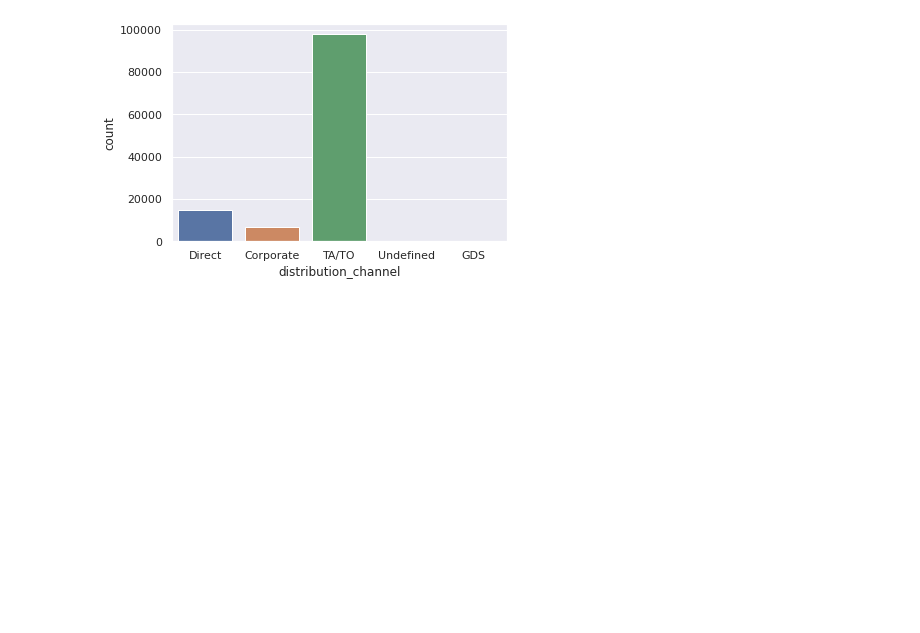
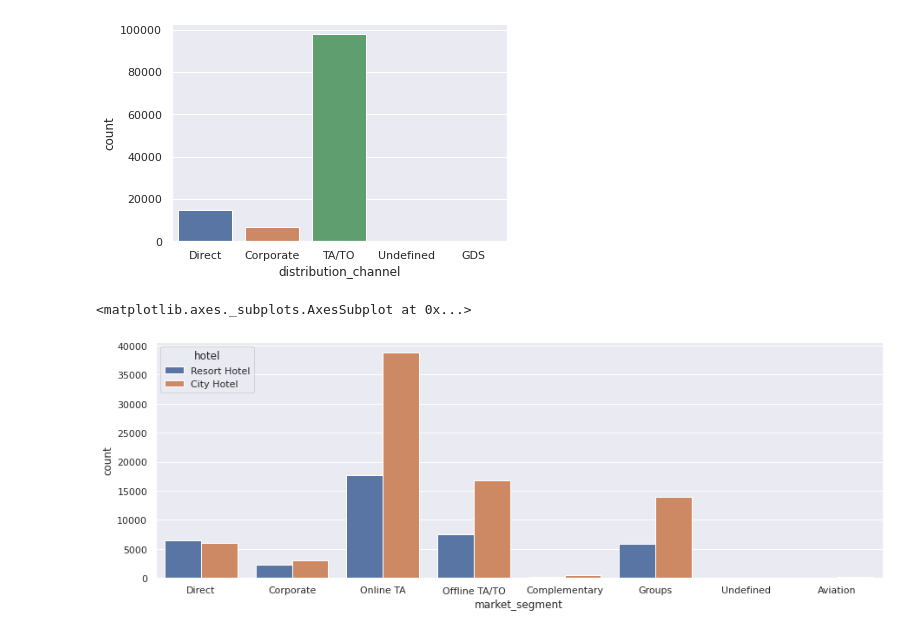
Before and after one commit to ChinmayRojatkar/EDA-Capstone-Hotel-Booking-Analysis, a Jupyter notebook: Hotel_Booking_Analysis_Capstone_Project.ipynb, the cells around one changed output. Drawn from its saved outputs; the diff is of its cells as text; code cells hidden in the pictures; blank space fills up the shorter version.

```diff
--- a/Hotel_Booking_Analysis_Capstone_Project.ipynb
+++ b/Hotel_Booking_Analysis_Capstone_Project.ipynb
@@ -163,3 +163,9 @@ sns.countplot(booking.distribution_channel)
 # %% [output]
 <matplotlib.axes._subplots.AxesSubplot at 0x...>
 [figure]
+# %%
+plt.figure(figsize=(15,5))
+sns.countplot(x='market_segment',hue='hotel',data=booking)
+# %% [output]
+<matplotlib.axes._subplots.AxesSubplot at 0x...>
+[figure, added]
```
